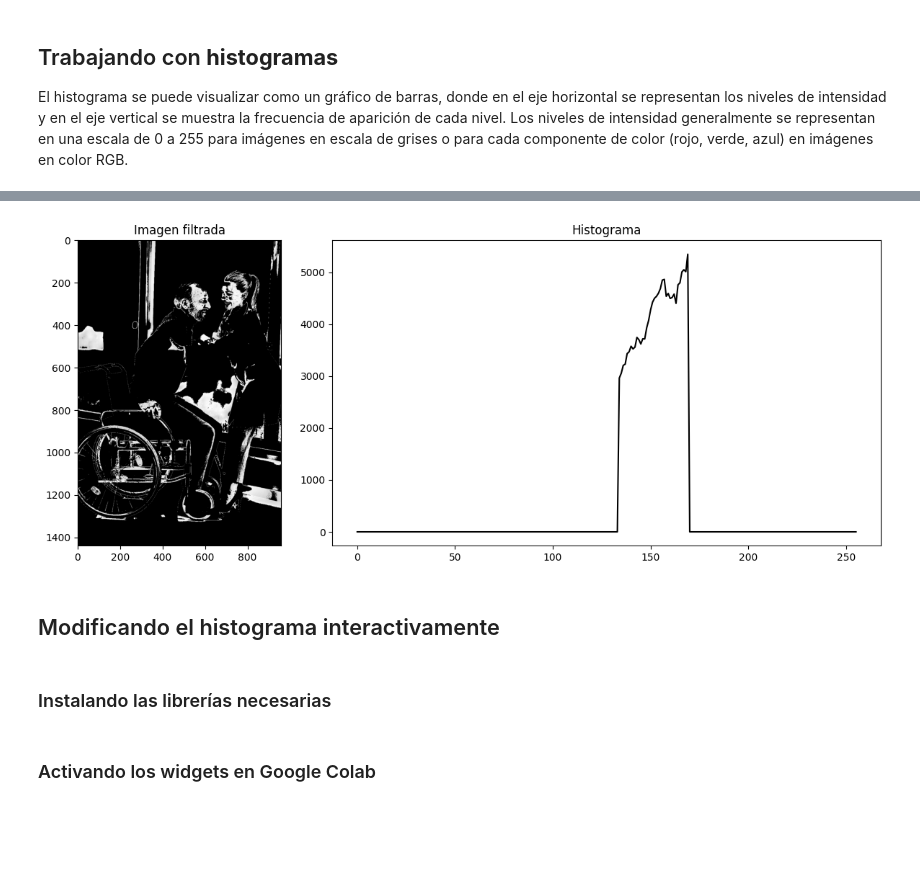
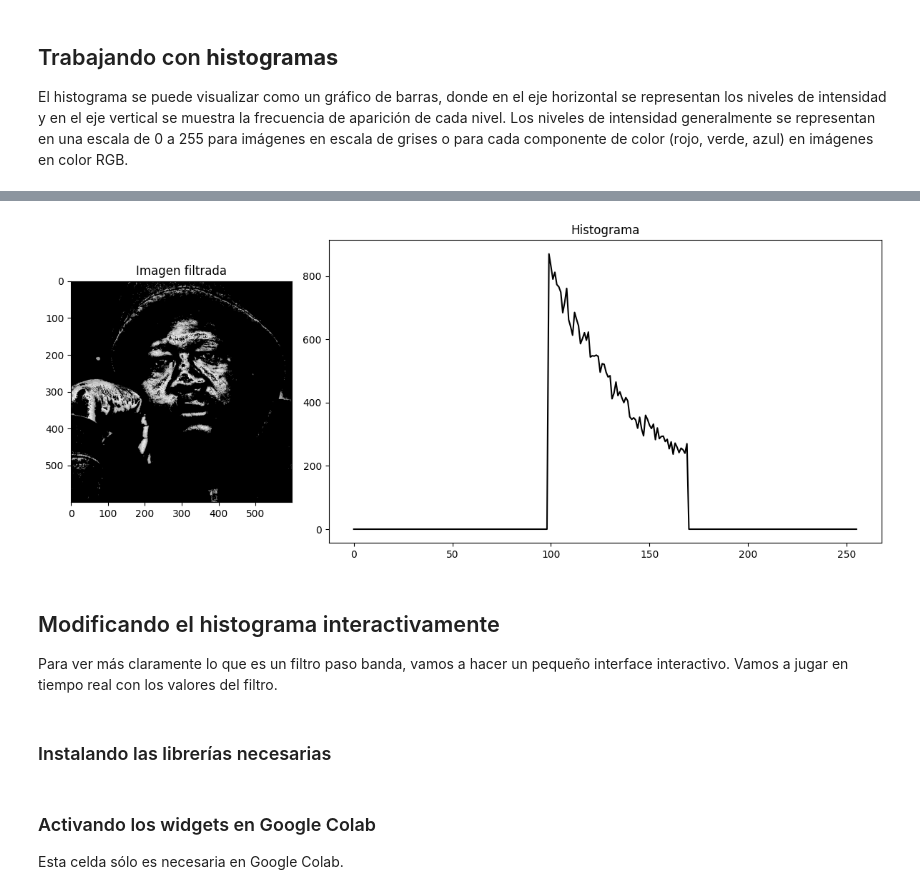
Before and after one commit to FranPuentes/iTI2024, a Jupyter notebook: Cap. 5 - histogramas.ipynb, the cells around one changed output, grey strips where cells are left out. Drawn from its saved outputs; the diff is of its cells as text; code cells hidden in the pictures; blank space fills up the shorter version.

```diff
--- a/Cap. 5 - histogramas.ipynb
+++ b/Cap. 5 - histogramas.ipynb
@@ -56,0 +65,23 @@ def leer_imagen(path):
+# %%
+# Llamar a la función para pedir el archivo y obtener el path almacenado
+ruta = subir_imagen()
+
+imagen_opencv = leer_imagen(ruta)
+
+# Convertir la imagen a escala de grises
+imagen_gris = cv2.cvtColor(imagen_opencv, cv2.COLOR_BGR2GRAY)
+
+# Obtener dimensiones originales
+alto_original, ancho_original = imagen_gris.shape[:2]
+
+# Especificar el nuevo ancho
+nuevo_ancho = 600
+
+# Calcular el factor de escala
+factor_escala = nuevo_ancho / ancho_original
+
+# Calcular el nuevo alto manteniendo la relación de aspecto
+nuevo_alto = int(alto_original * factor_escala)
+
+# Redimensionar la imagen
+imagen_gris = cv2.resize(imagen_gris, (nuevo_ancho, nuevo_alto), interpolation=cv2.INTER_AREA)
@@ -85,30 +115,32 @@ Saving wheelchair-person.jpg to wheelchair-person.jpg
 # %%
-# Estos valores representan una banda (de 135 a 170) que se va a conservar; el resto se pondrá a 0.
-filtro_inferior=135
+# Estos valores representan una banda (de 10 a 170) que se va a conservar; el resto se pondrá a 0.
+filtro_inferior=100
 filtro_superior=170
 filtro_valor   =0
 
 imagen_filtrada=imagen_gris.copy();
 imagen_filtrada[imagen_gris<filtro_inferior]=filtro_valor;
 imagen_filtrada[imagen_gris>filtro_superior]=filtro_valor;
 
 # Calcular el histograma
 histograma = cv2.calcHist([imagen_filtrada], [0], None, [256], [1, 256])
 
 # Mostrar el histograma
 fig, (ax1, ax2) = plt.subplots(1, 2, figsize=(12, 5), gridspec_kw={'width_ratios': [2, 5]})
 ax1.imshow(imagen_filtrada, cmap='gray')
 ax1.set_title('Imagen filtrada')
 
 ax2.plot(histograma, color='black')
 ax2.set_title('Histograma')
 
 plt.tight_layout()
 plt.show()
 # %% [output]
-[figure, old version]
+[figure, new version]
-# %% [markdown]
-## Modificando el histograma interactivamente
+# %% [markdown]
+## Modificando el histograma interactivamente
+
+Para ver más claramente lo que es un filtro paso banda, vamos a hacer un pequeño interface interactivo. Vamos a jugar en tiempo real con los valores del filtro.
 # %% [markdown]
 ### Instalando las librerías necesarias
 # %%
@@ -117,6 +149,8 @@ plt.show()
 !pip install -q ipyevents
 # %% [markdown]
 ### Activando los widgets en Google Colab
+
+Esta celda sólo es necesaria en Google Colab.
 # %%
 # esto es necesario en Google Colab para que funcionen los widgets
 from google.colab import output
```
Also changed, not shown: parts of 10 cells of this notebook, 1 other file.
